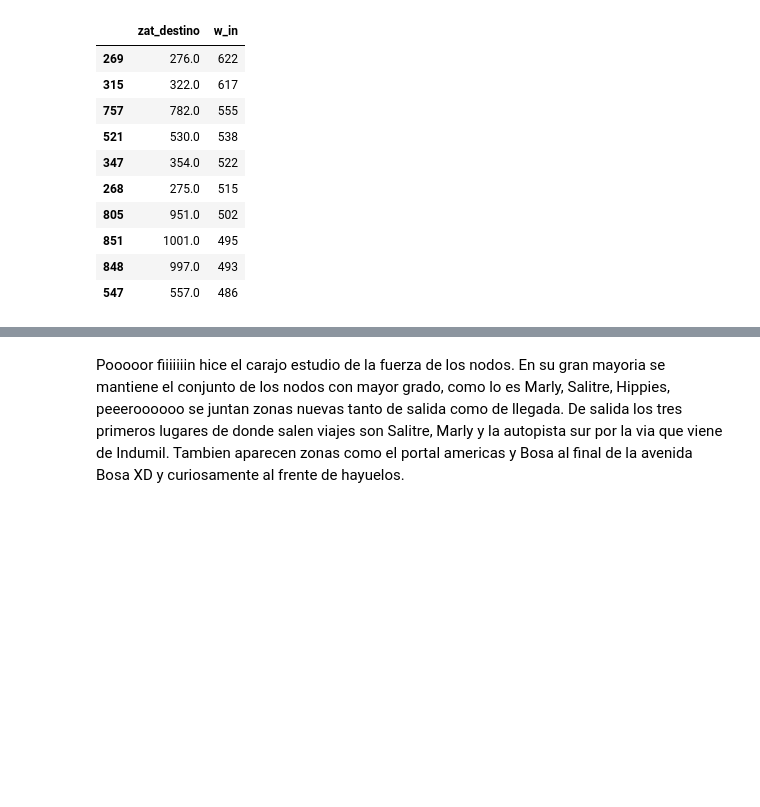
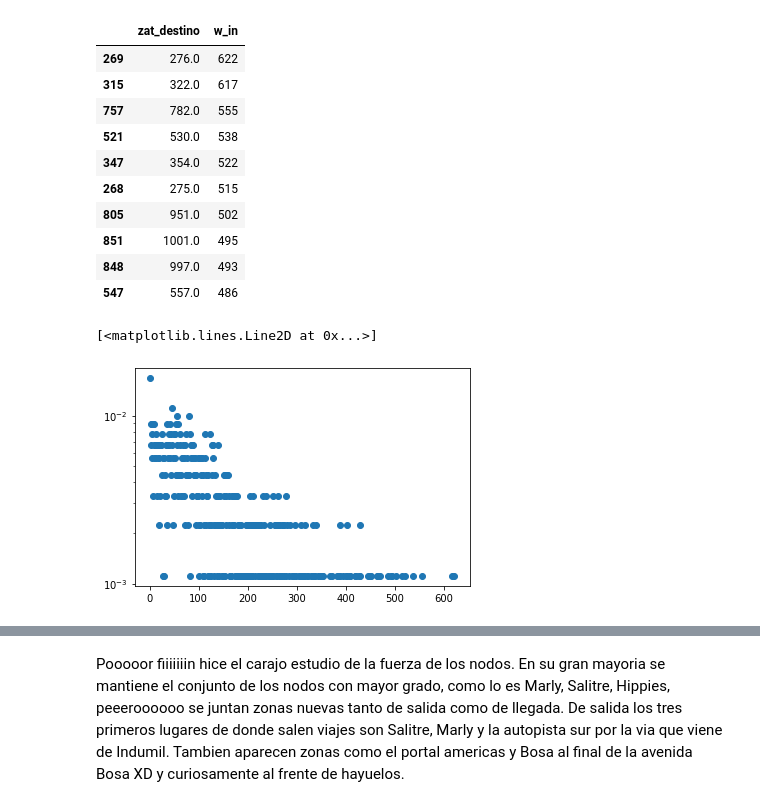
Before and after one commit to saramirezva/Tesis-congestion-Bogota, a Jupyter notebook: Red_completa_Bogota.ipynb, the cells around one changed output, grey strips where cells are left out. Saved outputs shown, nothing was run; the diff lists cells and outputs as text; code cells hidden in the pictures; blank space fills up the shorter version.

```diff
--- a/Red_completa_Bogota.ipynb
+++ b/Red_completa_Bogota.ipynb
@@ -131,6 +131,12 @@ def r_squared(xdata, ydata, popt):
     ss_tot = np.sum((ydata-np.mean(ydata))**2.0)
     r = 1 - (ss_res / ss_tot)
     return r
+
+# Se define la funcion que cuenta cada elemento en un areglo
+def count(array):
+    y_dist = np.asarray([list(array).count(x) for x in np.unique(array)])
+    x_dist = np.asarray([x for x in np.unique(array)])
+    return x_dist, y_dist
 # %% [markdown]
 ### Grado y analisis de la red
 En esta sección se analisan las principales cantidades del grafo simple, y tambien la distribución del grado, la cual es aporximadamente exponencial (a ojo).
@@ -444,3 +450,11 @@ df_w_in.head(10)
 | 851 | 1001.0 | 495 |
 | 848 | 997.0 | 493 |
 | 547 | 557.0 | 486 |
+# %%
+x_in, y_in = count(np.asarray(df_w_in['w_in']))
+x_out, y_out = count(np.asarray(df_w_out['w_out']))
+# %%
+plt.semilogy(x_in, y_in/sum(y_in), 'o')
+# %% [output]
+[<matplotlib.lines.Line2D at 0x...>]
+[figure, added]
```
Also changed, not shown: parts of 7 cells of this notebook.
